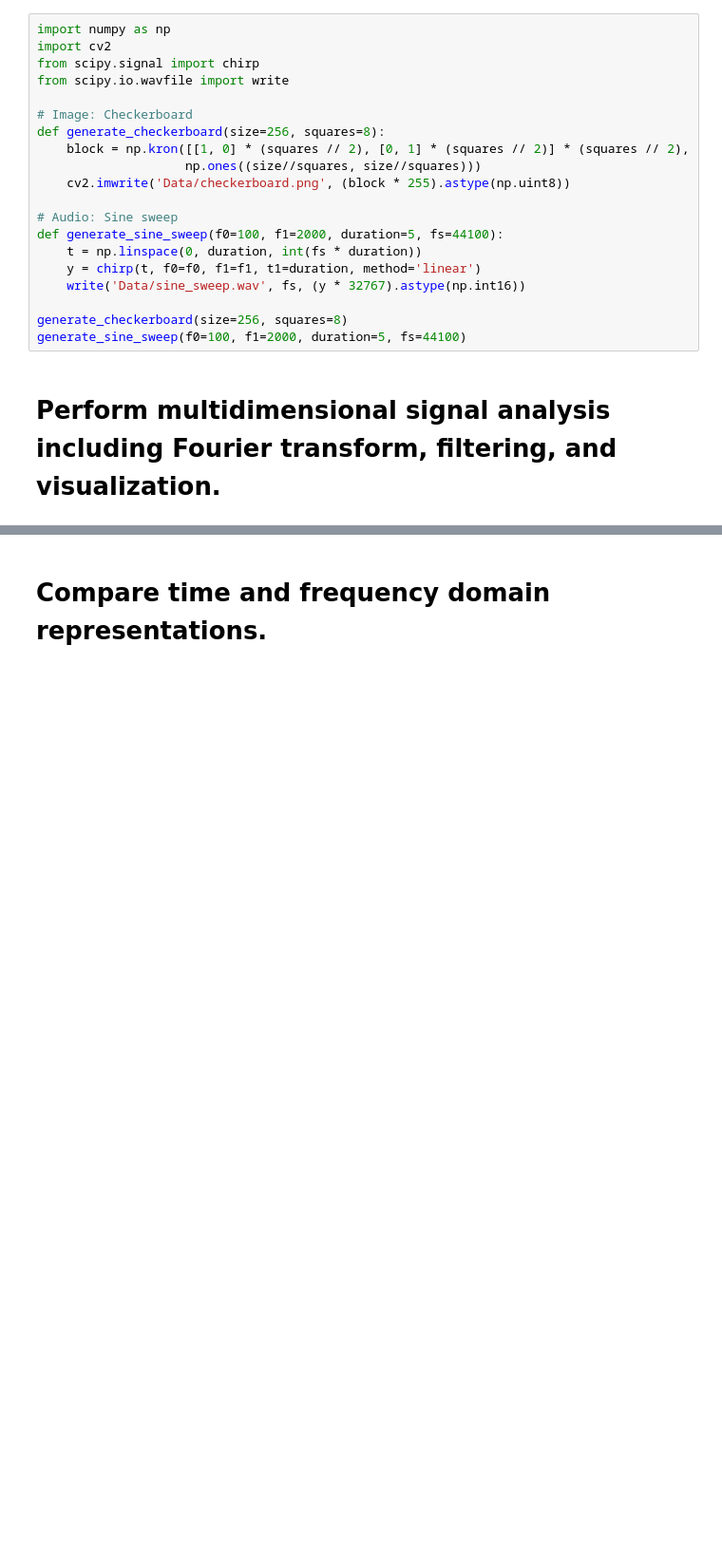
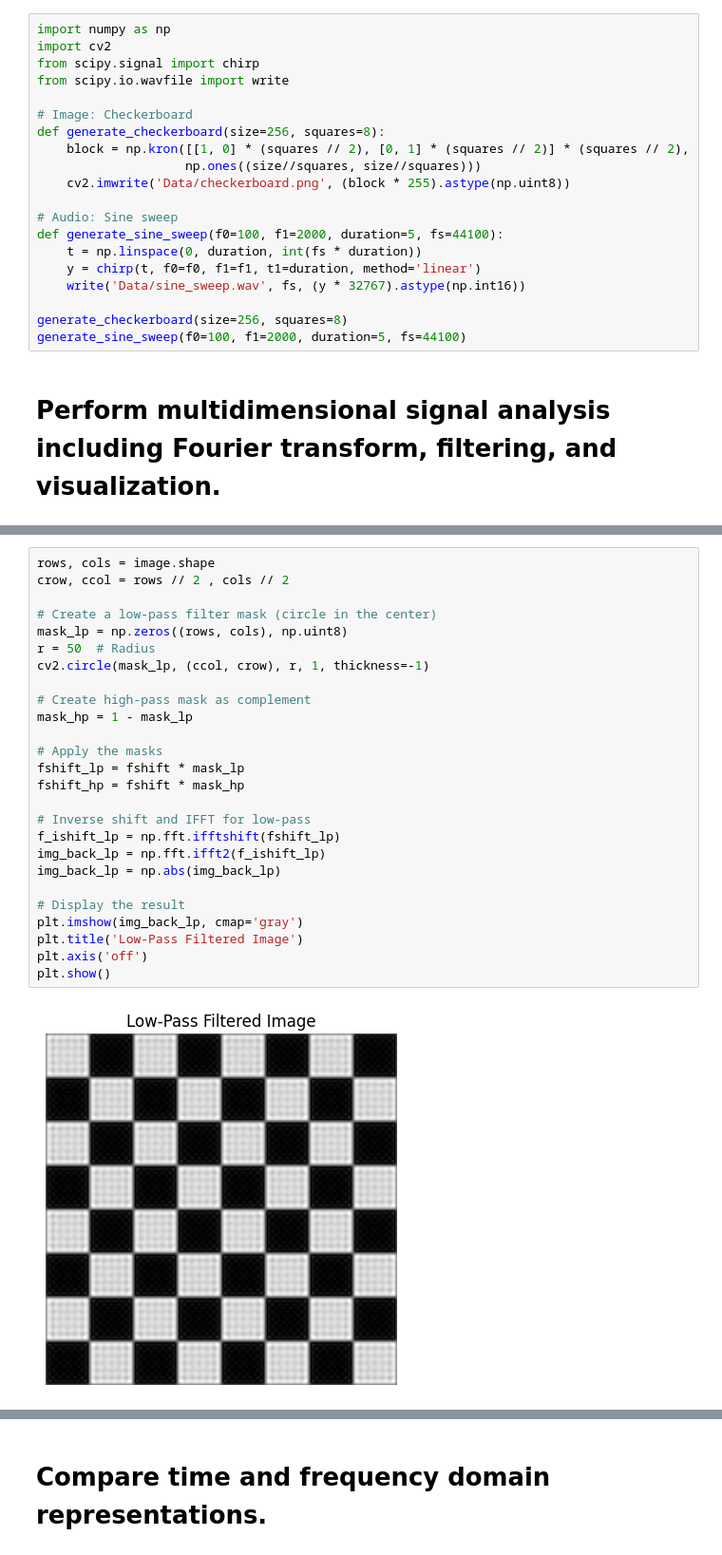
Before and after one commit to hgf700/Digital_Signal_Processing_Lessons, a Jupyter notebook: L7/dsp7.ipynb, the cells around one changed output, grey strips where cells are left out. Shown at 95% size. Saved outputs shown, nothing was run; the diff lists cells and outputs as text; blank space fills up the shorter version.

```diff
--- a/L7/dsp7.ipynb
+++ b/L7/dsp7.ipynb
@@ -27,0 +63,28 @@ path2 = r"C:\Users\USER098\Documents\GitHub\Digital_singal_processing\L7\Data\si
+# %%
+rows, cols = image.shape
+crow, ccol = rows // 2 , cols // 2
+
+# Create a low-pass filter mask (circle in the center)
+mask_lp = np.zeros((rows, cols), np.uint8)
+r = 50  # Radius
+cv2.circle(mask_lp, (ccol, crow), r, 1, thickness=-1)
+
+# Create high-pass mask as complement
+mask_hp = 1 - mask_lp
+
+# Apply the masks
+fshift_lp = fshift * mask_lp
+fshift_hp = fshift * mask_hp
+
+# Inverse shift and IFFT for low-pass
+f_ishift_lp = np.fft.ifftshift(fshift_lp)
+img_back_lp = np.fft.ifft2(f_ishift_lp)
+img_back_lp = np.abs(img_back_lp)
+
+# Display the result
+plt.imshow(img_back_lp, cmap='gray')
+plt.title('Low-Pass Filtered Image')
+plt.axis('off')
+plt.show()
+# %% [output]
+[figure, added]
```
Also changed, not shown: parts of 6 cells of this notebook.
